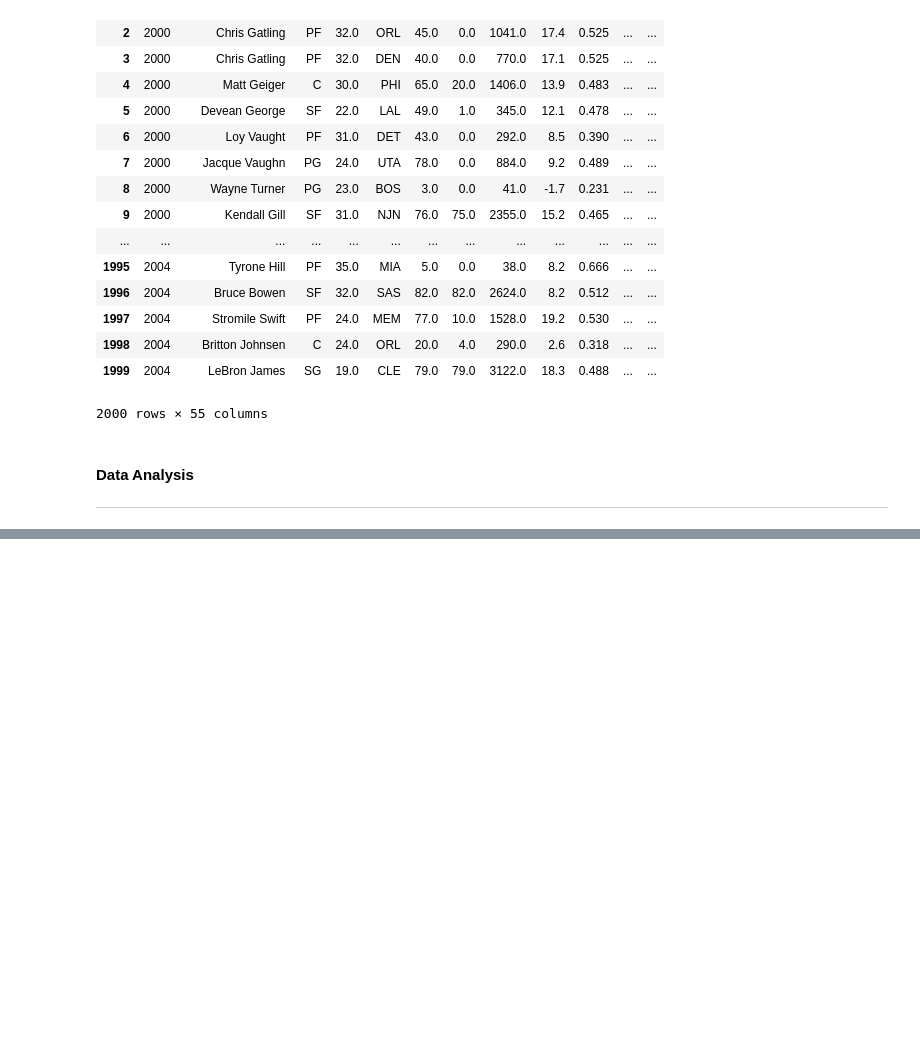
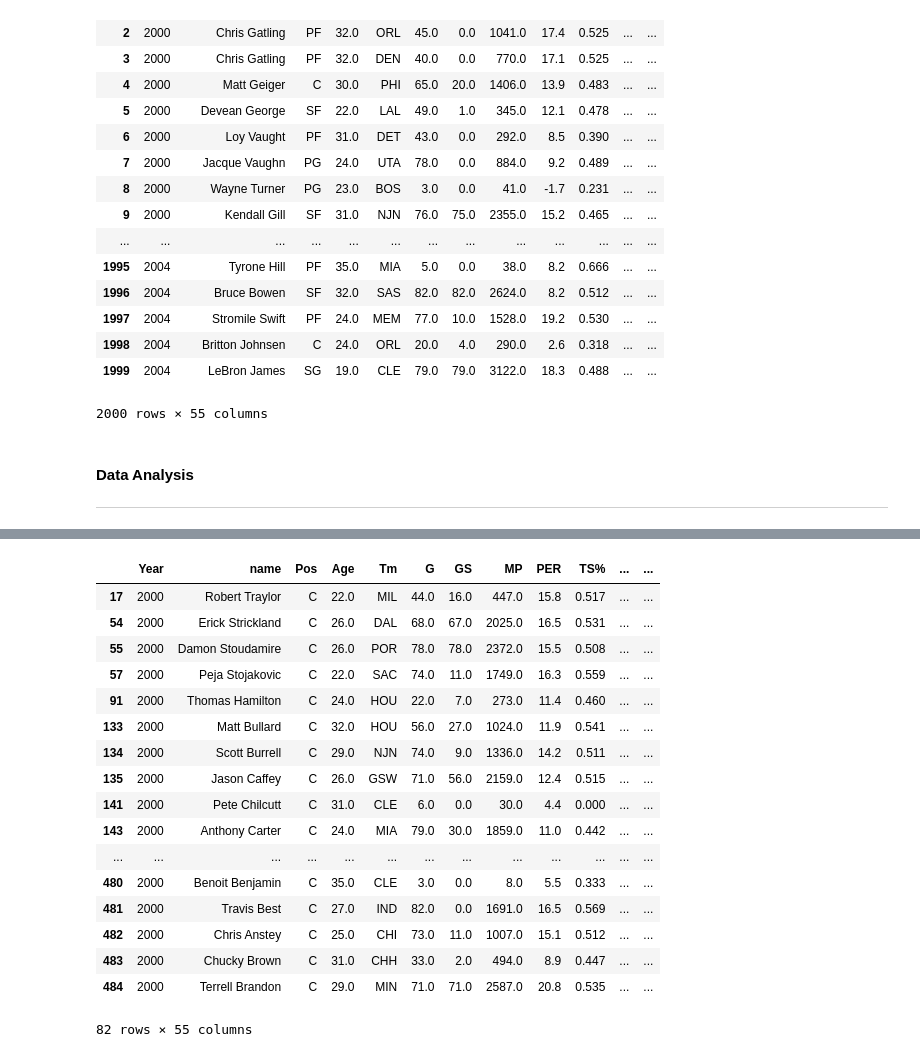
Before and after one commit to logan7734/Project1_repo, a Jupyter notebook: Project Code(Ovais).ipynb, the cells around one changed output, grey strips where cells are left out. Saved outputs shown, nothing was run; the diff lists cells and outputs as text; code cells hidden in the pictures; blank space fills up the shorter version.

Commit message:
Doing some groupby things on Centers

```diff
--- a/Project Code(Ovais).ipynb
+++ b/Project Code(Ovais).ipynb
@@ -163,0 +182,34 @@ TypeError: aggregate() missing 1 required positional argument: 'arg'
+# %%
+#Get'C' group, Centers; and name it 'centers': use .get_group() method
+centers = position_groups.get_group('C')
+centers.head()
+
+#group centers by 'year'
+centers_year = centers.groupby('Year')
+centers_year.groups
+
+#Take a sample year (2000)
+two_thousand = centers_year.get_group(2000)
+
+#Get the average pts for centers in the year 2000
+
+avg_pts_2000 = two_thousand
+# %% [output]
+|  | Year | name | Pos | Age | Tm | G | GS | MP | PER | TS% | ... | ... |
+| 17 | 2000 | Robert Traylor | C | 22.0 | MIL | 44.0 | 16.0 | 447.0 | 15.8 | 0.517 | ... | ... |
+| 54 | 2000 | Erick Strickland | C | 26.0 | DAL | 68.0 | 67.0 | 2025.0 | 16.5 | 0.531 | ... | ... |
+| 55 | 2000 | Damon Stoudamire | C | 26.0 | POR | 78.0 | 78.0 | 2372.0 | 15.5 | 0.508 | ... | ... |
+| 57 | 2000 | Peja Stojakovic | C | 22.0 | SAC | 74.0 | 11.0 | 1749.0 | 16.3 | 0.559 | ... | ... |
+| 91 | 2000 | Thomas Hamilton | C | 24.0 | HOU | 22.0 | 7.0 | 273.0 | 11.4 | 0.460 | ... | ... |
+| 133 | 2000 | Matt Bullard | C | 32.0 | HOU | 56.0 | 27.0 | 1024.0 | 11.9 | 0.541 | ... | ... |
+| 134 | 2000 | Scott Burrell | C | 29.0 | NJN | 74.0 | 9.0 | 1336.0 | 14.2 | 0.511 | ... | ... |
+| 135 | 2000 | Jason Caffey | C | 26.0 | GSW | 71.0 | 56.0 | 2159.0 | 12.4 | 0.515 | ... | ... |
+| 141 | 2000 | Pete Chilcutt | C | 31.0 | CLE | 6.0 | 0.0 | 30.0 | 4.4 | 0.000 | ... | ... |
+| 143 | 2000 | Anthony Carter | C | 24.0 | MIA | 79.0 | 30.0 | 1859.0 | 11.0 | 0.442 | ... | ... |
+| ... | ... | ... | ... | ... | ... | ... | ... | ... | ... | ... | ... | ... |
+| 480 | 2000 | Benoit Benjamin | C | 35.0 | CLE | 3.0 | 0.0 | 8.0 | 5.5 | 0.333 | ... | ... |
+| 481 | 2000 | Travis Best | C | 27.0 | IND | 82.0 | 0.0 | 1691.0 | 16.5 | 0.569 | ... | ... |
+| 482 | 2000 | Chris Anstey | C | 25.0 | CHI | 73.0 | 11.0 | 1007.0 | 15.1 | 0.512 | ... | ... |
+| 483 | 2000 | Chucky Brown | C | 31.0 | CHH | 33.0 | 2.0 | 494.0 | 8.9 | 0.447 | ... | ... |
+| 484 | 2000 | Terrell Brandon | C | 29.0 | MIN | 71.0 | 71.0 | 2587.0 | 20.8 | 0.535 | ... | ... |
+82 rows × 55 columns
```
Also changed, not shown: parts of 1 cell of this notebook.
